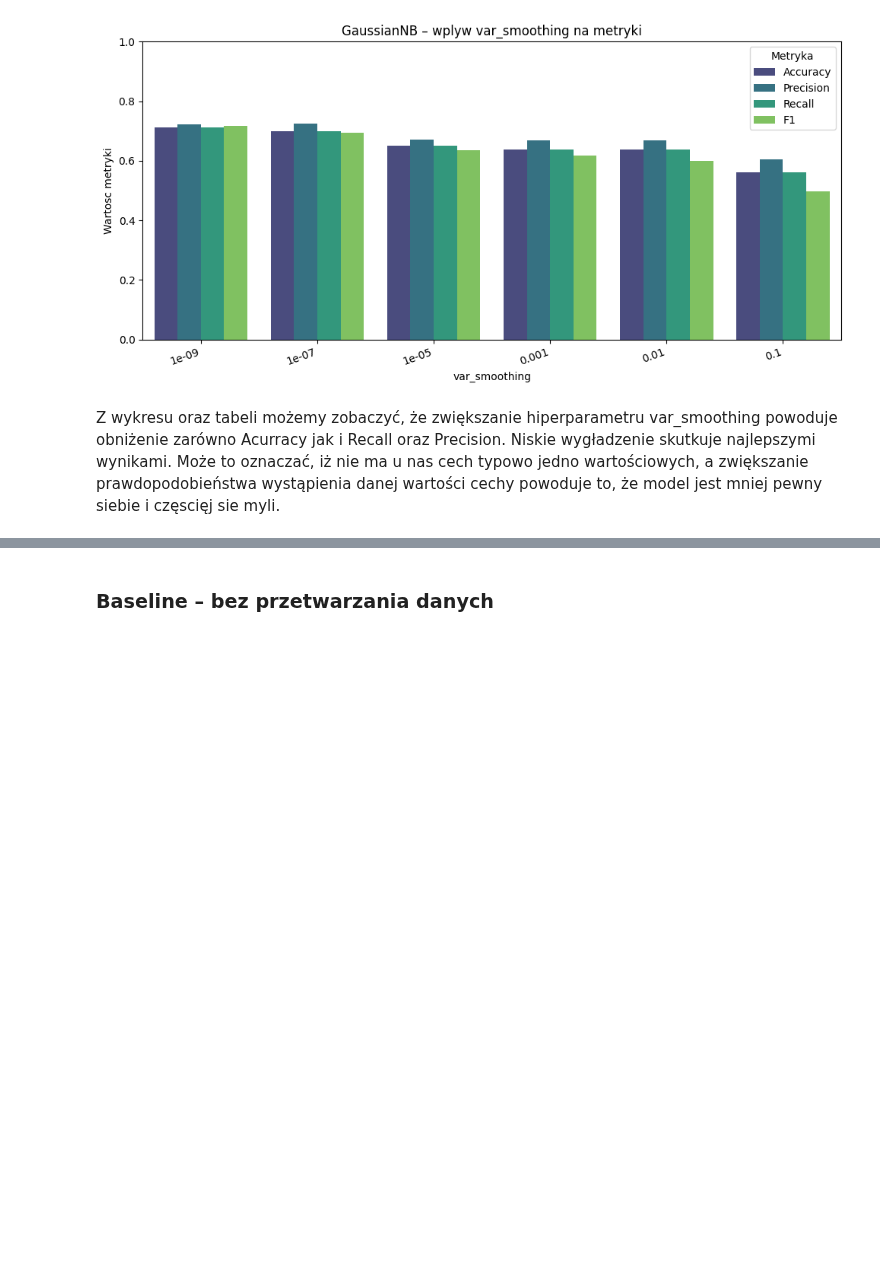
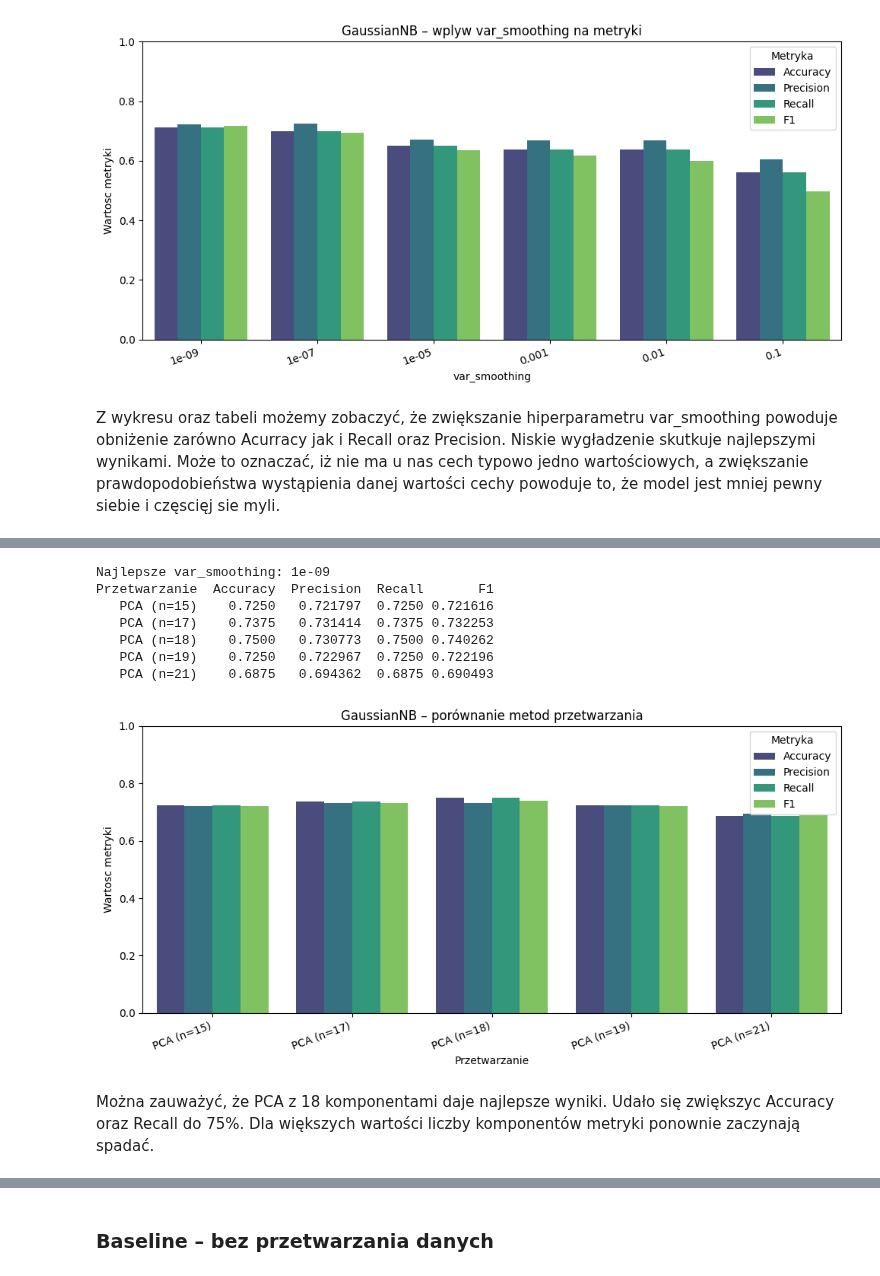
Before and after one commit to rozamazurek/-Cirrhosis-Patient-Survival-Prediction, a Jupyter notebook: eda.ipynb, the cells around one changed output, grey strips where cells are left out. Cells and saved outputs as stored; diff of their text form; code cells hidden in the pictures; blank space fills up the shorter version.

```diff
--- a/eda.ipynb
+++ b/eda.ipynb
@@ -1079,3 +1105,37 @@ Standaryzacja    0.2375   0.473085  0.2375 0.274860
+# %%
+best_vs = float(df_nb_hp.loc[df_nb_hp["Accuracy"].idxmax(), "var_smoothing"])
+print(f"Najlepsze var_smoothing: {best_vs}")
+
+prep_configs_nb = {
+    "PCA (n=15)":    make_pca_pipe(GaussianNB(var_smoothing=best_vs)),
+    "PCA (n=17)":    make_pca_pipe(GaussianNB(var_smoothing=best_vs), n_components=17),
+    "PCA (n=18)":    make_pca_pipe(GaussianNB(var_smoothing=best_vs), n_components=18),
+    "PCA (n=19)":    make_pca_pipe(GaussianNB(var_smoothing=best_vs), n_components=19),
+    "PCA (n=21)":    make_pca_pipe(GaussianNB(var_smoothing=best_vs), n_components=21),
+}
+
+results_nb_prep = []
+for label, pipe in prep_configs_nb.items():
+    pipe.fit(X_train, y_train)
+    y_pred = pipe.predict(X_test)
+    m = compute_metrics(y_test, y_pred)
+    m["Przetwarzanie"] = label
+    results_nb_prep.append(m)
+
+df_nb_prep = pd.DataFrame(results_nb_prep)
+print(df_nb_prep[["Przetwarzanie", "Accuracy", "Precision", "Recall", "F1"]].to_string(index=False))
+plot_metrics_bar(df_nb_prep, "Przetwarzanie", "GaussianNB – porównanie metod przetwarzania")
+# %% [output]
+Najlepsze var_smoothing: 1e-09
+Przetwarzanie  Accuracy  Precision  Recall       F1
+   PCA (n=15)    0.7250   0.721797  0.7250 0.721616
+   PCA (n=17)    0.7375   0.731414  0.7375 0.732253
+   PCA (n=18)    0.7500   0.730773  0.7500 0.740262
+   PCA (n=19)    0.7250   0.722967  0.7250 0.722196
+   PCA (n=21)    0.6875   0.694362  0.6875 0.690493
+[figure, added]
+# %% [markdown]
+Można zauważyć, że PCA z 18 komponentami daje najlepsze wyniki. Udało się zwiększyc Accuracy oraz Recall do 75%. Dla większych wartości liczby komponentów metryki ponownie zaczynają spadać.
 # %% [markdown]
 ## Drzewo decyzyjne (DecisionTreeClassifier)
 
```
Also changed, not shown: parts of 21 cells of this notebook.
